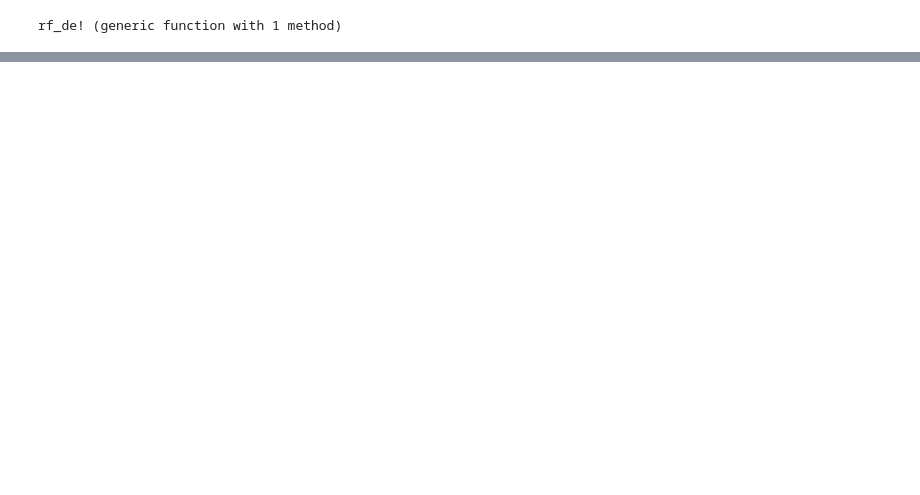
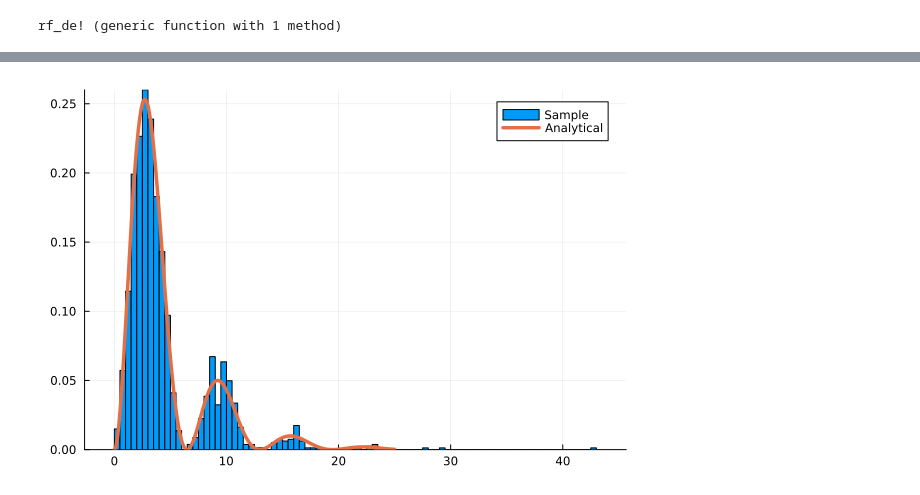
Before and after one commit to Ste1nb0cK/QuTaM.jl, a Jupyter notebook: notebooks/resonance_fluorescene.ipynb, the cells around one changed output, grey strips where cells are left out. Saved outputs shown, nothing was run; the diff lists cells and outputs as text; code cells hidden in the pictures; blank space fills up the shorter version.

Commit message:
Fixed rf test, and checked that the pure states tests still work after the file restructuring

```diff
--- a/notebooks/resonance_fluorescene.ipynb
+++ b/notebooks/resonance_fluorescene.ipynb
@@ -123,36 +104,0 @@ end
-# %%
-import HypothesisTests, Distributions
-struct WTD_rf <: Distributions.ContinuousUnivariateDistribution
-    omega::Float64
-    gamma::Float64
-
-end
-
-
-function Distributions.support(d::WTD_rf)
-    return Distributions.Interval(0, Inf)
-end
-
-function Distributions.pdf(d::WTD_rf, tau::Real)
-        # Replace with your custom formula
-        gamma = d.gamma
-        omega = d.omega
-        return (16*gamma*omega^2)*exp(-0.5*gamma*tau) * sin(0.25*tau*sqrt(16*omega^2-gamma^2))^2/(-gamma^2+16*omega^2)
-    end
-
-function Distributions.cdf(d::WTD_rf, t::Real)
-    pdf(tau) = (16*gamma*omega^2)*exp(-0.5*gamma*tau) * sin(0.25*tau*sqrt(16*omega^2-gamma^2))^2/(-gamma^2+16*omega^2)
-    return quadgk(pdf, 0, t, rtol=1e-8)[1]
-end
-
-
-function Base.rand(rng::AbstractRNG, d::WTD_rf)
-    # Use inversion sampling
-    alpha = rand()
-    t = 0
-    dt = 0.001 # This is a magic number, the point is that this matches the dt in rf_params
-    while Distributions.cdf(d, t) < alpha
-        t = dt + t
-    end
-    return t  # Return a sample
-end
@@ -201,0 +180,6 @@ plot!(title="Average result", xlabel="t", grid=:true, gridalpha=0.6, size=(900,6
+# %%
+f = WTD_rf(QuTaM.rf_gamma, QuTaM.rf_omega) # Instance of the WTD
+println("Sampling from the analytical WTD\n")
+@time begin
+    f_sample = rand(f, 500) # Sample from the WTD
+end;
@@ -201,0 +223,5 @@ plot!(title="Average result", xlabel="t", grid=:true, gridalpha=0.6, size=(900,6
+# %%
+histogram(tau_sample, normalize=:pdf, label="Sample")
+plot!(t_given, Distributions.pdf.(f, t_given), label="Analytical", linewidth=3.5)
+# %% [output]
+[figure, added]
```
Also changed, not shown: parts of 20 cells of this notebook, 2 other files.
